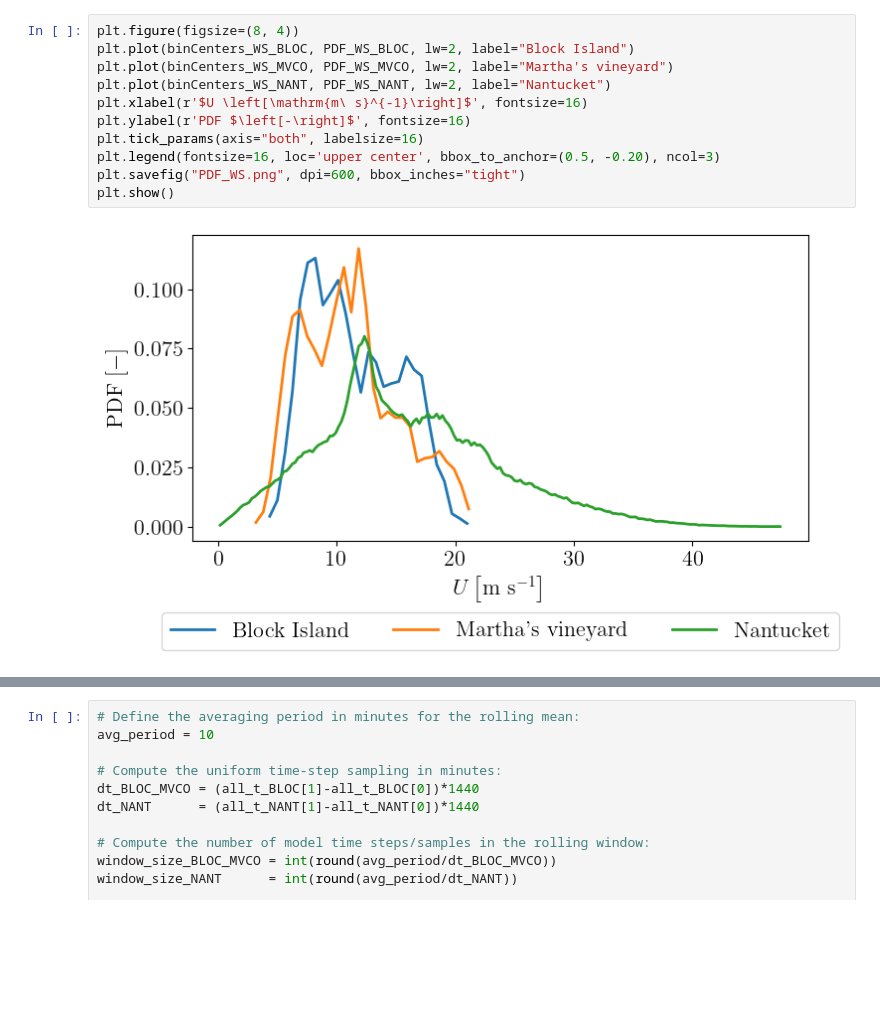
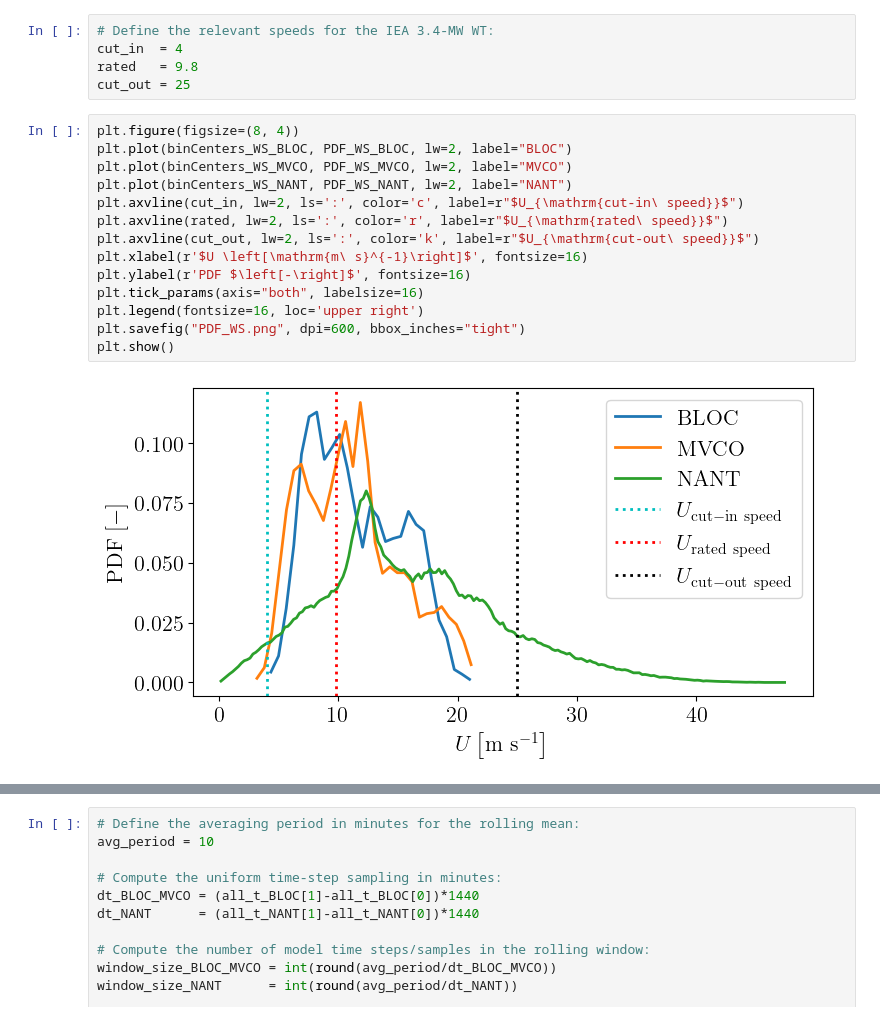
Before and after one commit to m-beshara/wfip3-noreaster-analysis, a Jupyter notebook: scripts/wfip3_analysis.ipynb, the cells around one changed output, grey strips where cells are left out. Saved outputs shown, nothing was run; the diff lists cells and outputs as text; blank space fills up the shorter version.

```diff
--- a/scripts/wfip3_analysis.ipynb
+++ b/scripts/wfip3_analysis.ipynb
@@ -336,15 +437,23 @@ order = [0, 1, 2, 3, 4, 5]
+# %%
+# Define the relevant speeds for the IEA 3.4-MW WT:
+cut_in  = 4
+rated   = 9.8
+cut_out = 25
 # %%
 plt.figure(figsize=(8, 4))
-plt.plot(binCenters_WS_BLOC, PDF_WS_BLOC, lw=2, label="Block Island")
-plt.plot(binCenters_WS_MVCO, PDF_WS_MVCO, lw=2, label="Martha's vineyard")
-plt.plot(binCenters_WS_NANT, PDF_WS_NANT, lw=2, label="Nantucket")
+plt.plot(binCenters_WS_BLOC, PDF_WS_BLOC, lw=2, label="BLOC")
+plt.plot(binCenters_WS_MVCO, PDF_WS_MVCO, lw=2, label="MVCO")
+plt.plot(binCenters_WS_NANT, PDF_WS_NANT, lw=2, label="NANT")
+plt.axvline(cut_in, lw=2, ls=':', color='c', label=r"$U_{\mathrm{cut-in\ speed}}$")
+plt.axvline(rated, lw=2, ls=':', color='r', label=r"$U_{\mathrm{rated\ speed}}$")
+plt.axvline(cut_out, lw=2, ls=':', color='k', label=r"$U_{\mathrm{cut-out\ speed}}$")
 plt.xlabel(r'$U \left[\mathrm{m\ s}^{-1}\right]$', fontsize=16)
 plt.ylabel(r'PDF $\left[-\right]$', fontsize=16)
 plt.tick_params(axis="both", labelsize=16)
-plt.legend(fontsize=16, loc='upper center', bbox_to_anchor=(0.5, -0.20), ncol=3)
+plt.legend(fontsize=16, loc='upper right')
 plt.savefig("PDF_WS.png", dpi=600, bbox_inches="tight")
 plt.show()
 # %% [output]
-[figure, old version]
+[figure, new version]
 # %%
 plt.figure(figsize=(8, 4))
```
Also changed, not shown: parts of 32 cells of this notebook.
